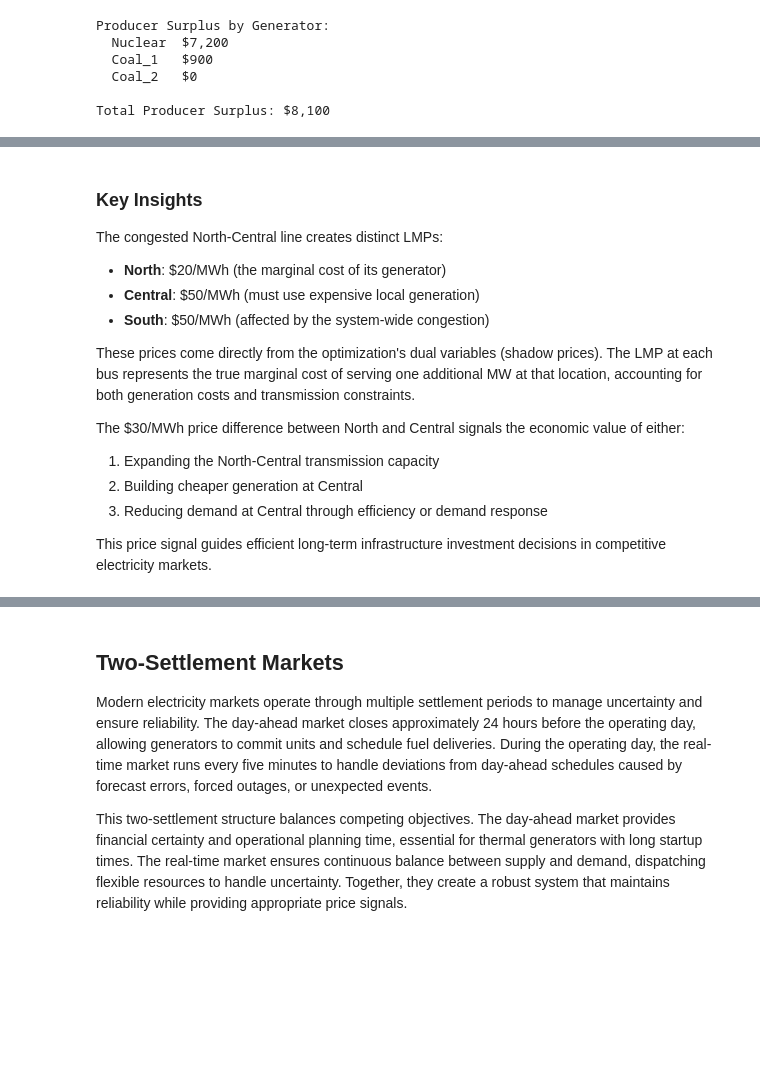
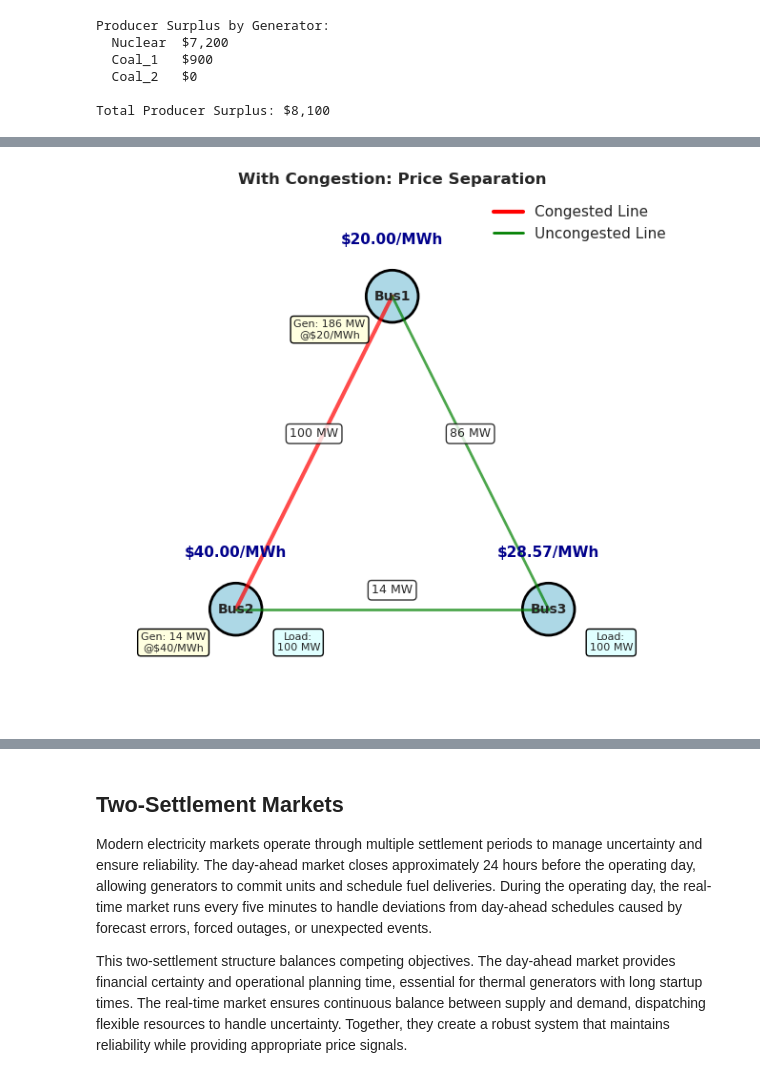
Before and after one commit to PowerCyberTraining/powercybertraining.github.io, a Jupyter notebook: pct/modules/04/electricity-markets-basics.ipynb, the cells around one changed output, grey strips where cells are left out. Cells and saved outputs as stored; diff of their text form; code cells hidden in the pictures; blank space fills up the shorter version.

```diff
--- a/pct/modules/04/electricity-markets-basics.ipynb
+++ b/pct/modules/04/electricity-markets-basics.ipynb
@@ -304,0 +536,6 @@ def solve_3bus_opf(line_limits):
+# %%
+buses.demand = [0, 100, 100]
+# %%
+results_cong = solve_3bus_opf(
+    buses, generators, lines, ptdf, bus_map
+)
@@ -304,0 +560,10 @@ def solve_3bus_opf(line_limits):
+# %%
+# Display constrained dispatch
+print("\nGeneration Dispatch (Constrained):")
+for g_id, g_val in results_cong['generation'].items():
+    g_cost = generators.loc[g_id, 'cost']
+    g_val_uncong = results_no_cong['generation'][g_id]
+    change = g_val - g_val_uncong
+    print(f"  {g_id}: {g_val:.1f} MW @ ${g_cost}/MWh")
+    if abs(change) > 0.1:
+        print(f"    → Change from uncongested: {change:+.1f} MW")
@@ -304,0 +576,16 @@ def solve_3bus_opf(line_limits):
+# %%
+# Display congested line flows
+print("\nTransmission Line Flows (Constrained):")
+for i, line_name in enumerate(lines.index):
+    flow = results_cong['line_flows'][i]
+    limit = lines.limit.values[i]
+    loading = abs(flow) / limit * 100
+
+    status = "⚠️ CONGESTED" if loading >= 99 else "OK"
+    print(f"  {line_name}: {flow:+.1f} MW / {limit} MW ({loading:.1f}% loaded) {status}")
+
+if results_cong['congestion_prices']:
+    print("\nCongestion Shadow Prices:")
+    for line, price in results_cong['congestion_prices'].items():
+        print(f"  {line}: ${price:.2f}/MW")
+        print(f"    → Cost of congestion on this line")
@@ -486,16 +687,7 @@ visualize_network(results_congestion, line_limits_congestion,
-# %% [markdown]
-### Key Insights
-
-The congested North-Central line creates distinct LMPs:
-- **North**: \$20/MWh (the marginal cost of its generator)
-- **Central**: \$50/MWh (must use expensive local generation)
-- **South**: \$50/MWh (affected by the system-wide congestion)
-
-These prices come directly from the optimization's dual variables (shadow prices). The LMP at each bus represents the true marginal cost of serving one additional MW at that location, accounting for both generation costs and transmission constraints.
-
-The \$30/MWh price difference between North and Central signals the economic value of either:
-1. Expanding the North-Central transmission capacity
-2. Building cheaper generation at Central
-3. Reducing demand at Central through efficiency or demand response
-
-This price signal guides efficient long-term infrastructure investment decisions in competitive electricity markets.
+# %%
+visualize_network_results(
+    results_cong, buses, generators, lines,
+    "With Congestion: Price Separation"
+)
+# %% [output]
+[figure, added]
```
Also changed, not shown: parts of 36 cells of this notebook.
